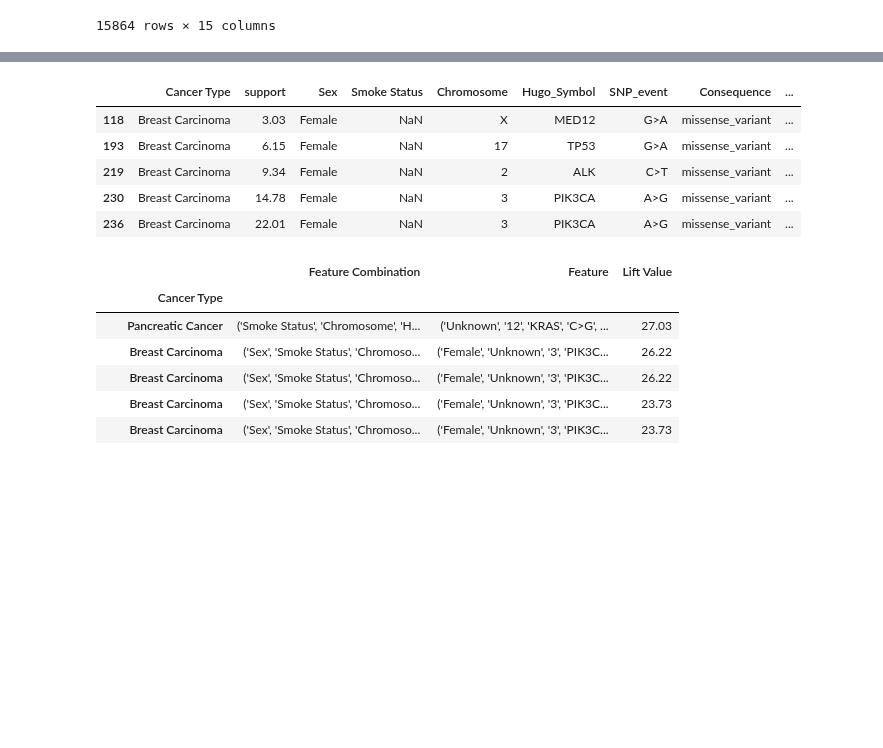
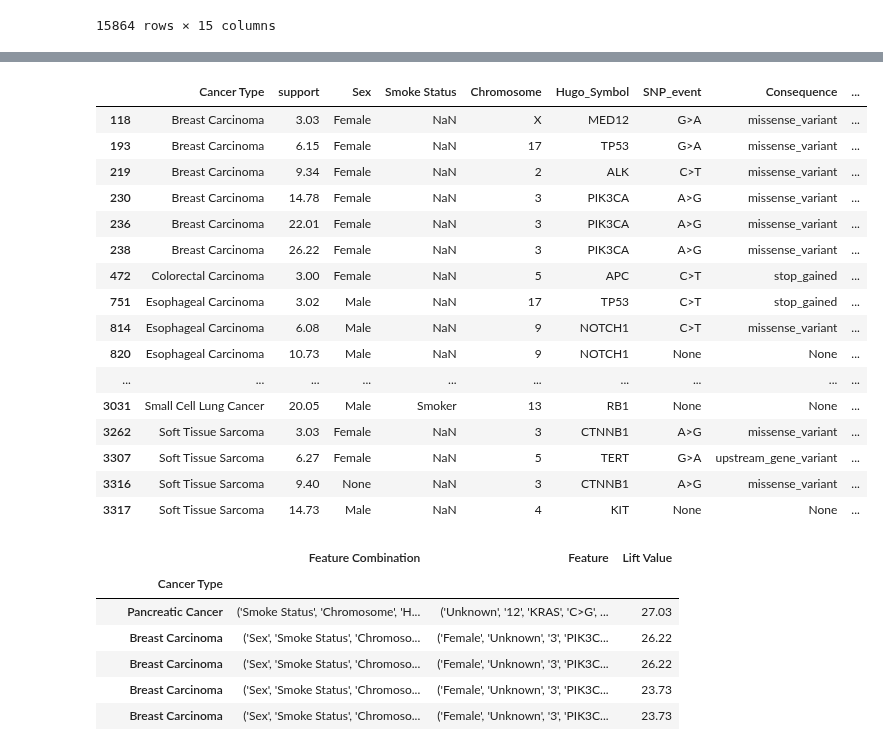
Before and after one commit to Taneun/OncoHypothesis-LLM-Ranker, a Jupyter notebook: pan_cancer/Lift.ipynb, the cells around one changed output, grey strips where cells are left out. Cells and saved outputs as stored; diff of their text form; code cells hidden in the pictures; blank space fills up the shorter version.

```diff
--- a/pan_cancer/Lift.ipynb
+++ b/pan_cancer/Lift.ipynb
@@ -301,14 +301,25 @@ def row_to_sentence(row):
 merged_df['hypo_factors'] = merged_df.apply(row_to_sentence, axis=1)
 merged_df.rename(columns={'Lift Value': 'support'}, inplace=True)
 # %%
-merged_df.head()
+merged_df
 # %% [output]
 |  | Cancer Type | support | Sex | Smoke Status | Chromosome | Hugo_Symbol | SNP_event | Consequence | ... |
 | 118 | Breast Carcinoma | 3.03 | Female | NaN | X | MED12 | G>A | missense_variant | ... |
 | 193 | Breast Carcinoma | 6.15 | Female | NaN | 17 | TP53 | G>A | missense_variant | ... |
 | 219 | Breast Carcinoma | 9.34 | Female | NaN | 2 | ALK | C>T | missense_variant | ... |
 | 230 | Breast Carcinoma | 14.78 | Female | NaN | 3 | PIK3CA | A>G | missense_variant | ... |
 | 236 | Breast Carcinoma | 22.01 | Female | NaN | 3 | PIK3CA | A>G | missense_variant | ... |
+| 238 | Breast Carcinoma | 26.22 | Female | NaN | 3 | PIK3CA | A>G | missense_variant | ... |
+| 472 | Colorectal Carcinoma | 3.00 | Female | NaN | 5 | APC | C>T | stop_gained | ... |
+| 751 | Esophageal Carcinoma | 3.02 | Male | NaN | 17 | TP53 | C>T | stop_gained | ... |
+| 814 | Esophageal Carcinoma | 6.08 | Male | NaN | 9 | NOTCH1 | C>T | missense_variant | ... |
+| 820 | Esophageal Carcinoma | 10.73 | Male | NaN | 9 | NOTCH1 | None | None | ... |
+| ... | ... | ... | ... | ... | ... | ... | ... | ... | ... |
+| 3031 | Small Cell Lung Cancer | 20.05 | Male | Smoker | 13 | RB1 | None | None | ... |
+| 3262 | Soft Tissue Sarcoma | 3.03 | Female | NaN | 3 | CTNNB1 | A>G | missense_variant | ... |
+| 3307 | Soft Tissue Sarcoma | 6.27 | Female | NaN | 5 | TERT | G>A | upstream_gene_variant | ... |
+| 3316 | Soft Tissue Sarcoma | 9.40 | None | NaN | 3 | CTNNB1 | A>G | missense_variant | ... |
+| 3317 | Soft Tissue Sarcoma | 14.73 | Male | NaN | 4 | KIT | None | None | ... |
 # %%
 merged_df.to_csv("models_hypotheses/LIFT_hypotheses_as_sentences.csv")
 # %%
```
Also changed, not shown: 6 other files.
